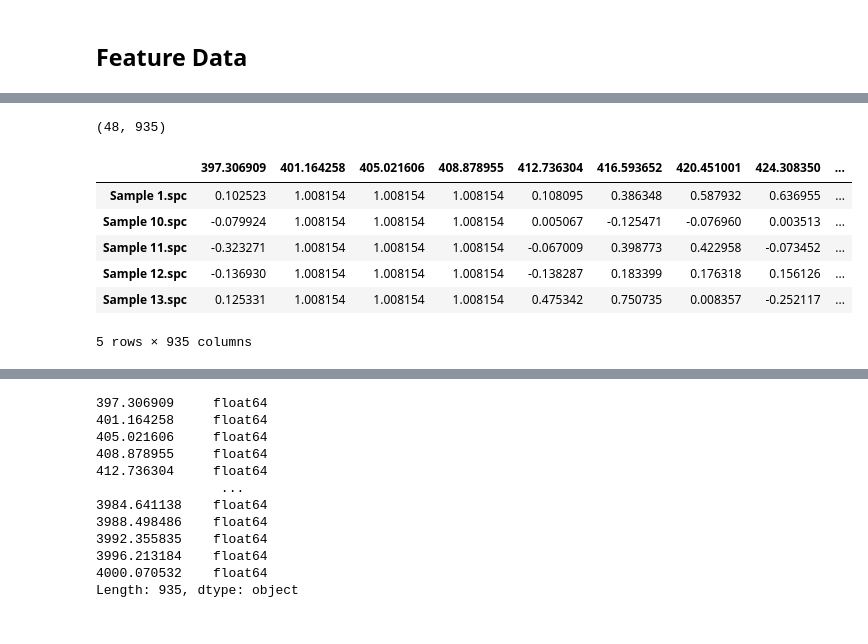
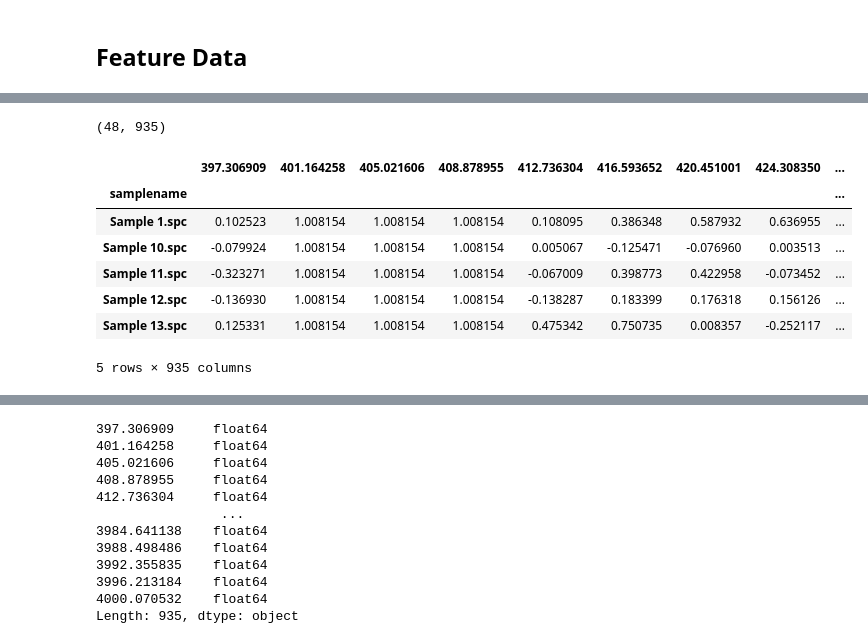
Before and after one commit to asscherhofstede/Koemelk-analyse, a Jupyter notebook: koemelk_uitwerking.ipynb, the cells around one changed output, grey strips where cells are left out. Drawn from its saved outputs; the diff is of its cells as text; code cells hidden in the pictures.

```diff
--- a/koemelk_uitwerking.ipynb
+++ b/koemelk_uitwerking.ipynb
@@ -80,9 +95,11 @@ gx-y(3)
 # %%
 print(df_spc.shape)
+df_spc.index.name = "samplename"
 df_spc.head()
 # %% [output]
 (48, 935)
 |  | 397.306909 | 401.164258 | 405.021606 | 408.878955 | 412.736304 | 416.593652 | 420.451001 | 424.308350 | ... |
+| samplename |  |  |  |  |  |  |  |  | ... |
 | Sample 1.spc | 0.102523 | 1.008154 | 1.008154 | 1.008154 | 0.108095 | 0.386348 | 0.587932 | 0.636955 | ... |
 | Sample 10.spc | -0.079924 | 1.008154 | 1.008154 | 1.008154 | 0.005067 | -0.125471 | -0.076960 | 0.003513 | ... |
 | Sample 11.spc | -0.323271 | 1.008154 | 1.008154 | 1.008154 | -0.067009 | 0.398773 | 0.422958 | -0.073452 | ... |
```
Also changed, not shown: parts of 26 cells of this notebook, 1 other file.
